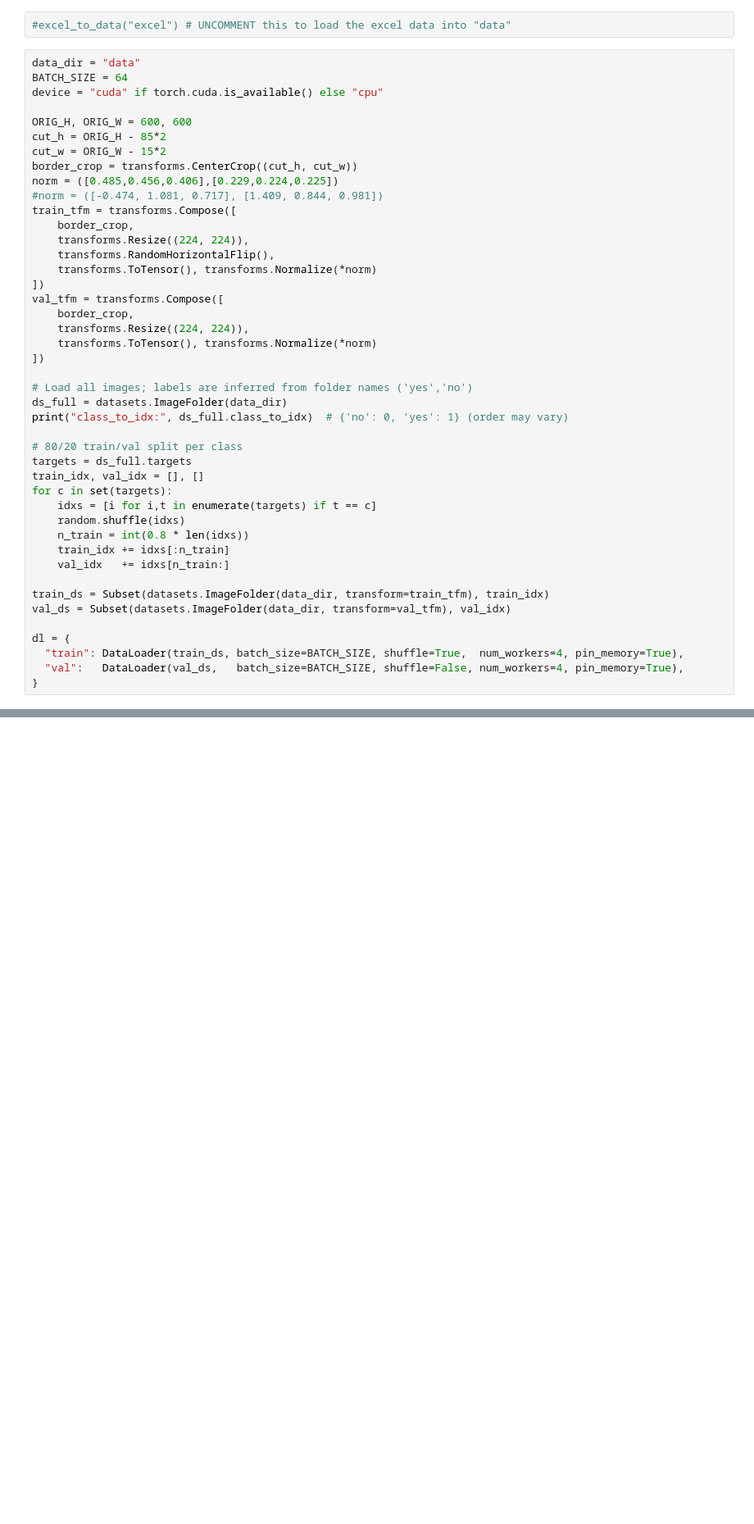
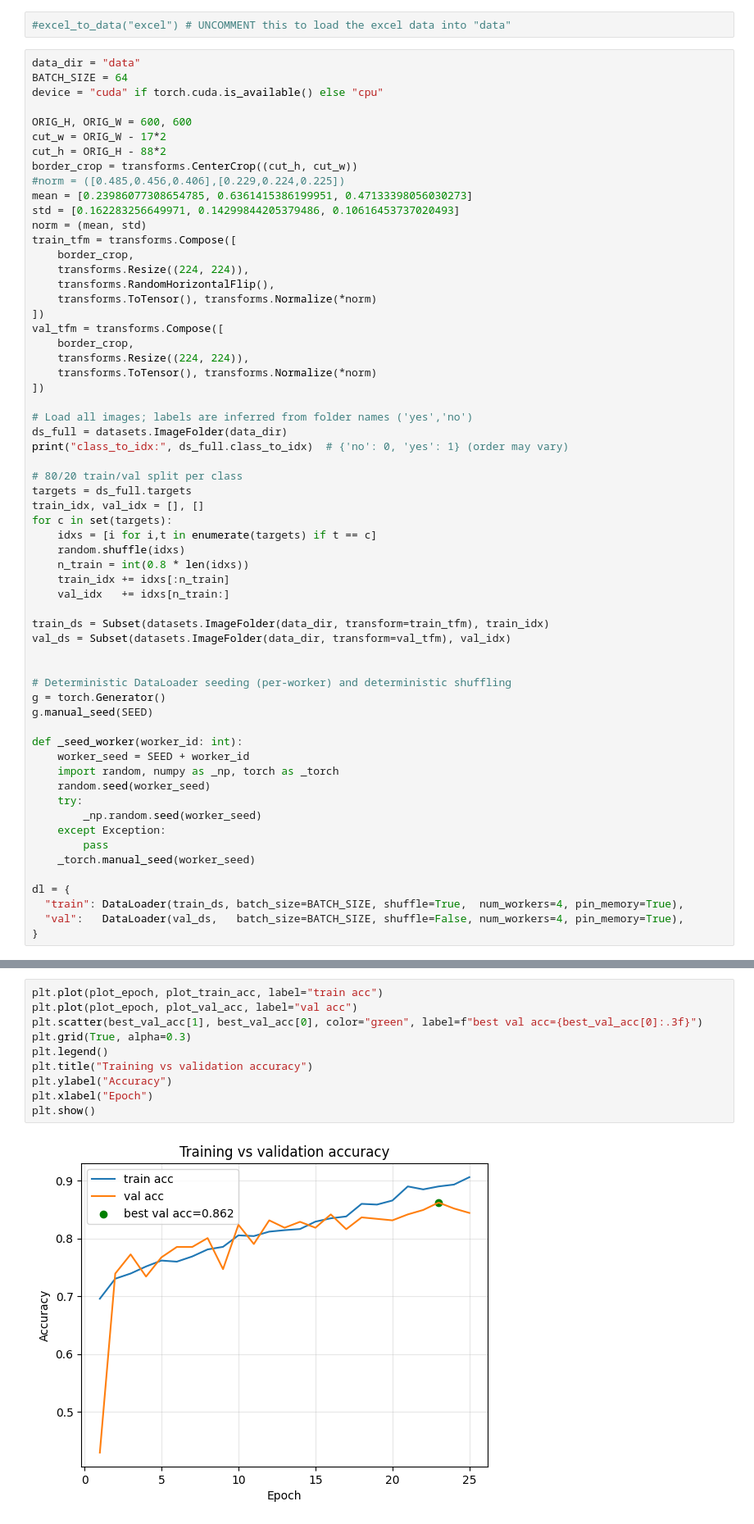
Before and after one commit to gawtamcr/eai2025_project, a Jupyter notebook: train_with_resnet.ipynb, the cells around one changed output, grey strips where cells are left out. Shown at 82% size. Drawn from its saved outputs; the diff is of its cells as text; blank space fills up the shorter version.

```diff
--- a/train_with_resnet.ipynb
+++ b/train_with_resnet.ipynb
@@ -164,11 +192,13 @@ BATCH_SIZE = 64
 device = "cuda" if torch.cuda.is_available() else "cpu"
 
 ORIG_H, ORIG_W = 600, 600
-cut_h = ORIG_H - 85*2
-cut_w = ORIG_W - 15*2
+cut_w = ORIG_W - 17*2
+cut_h = ORIG_H - 88*2
 border_crop = transforms.CenterCrop((cut_h, cut_w))
-norm = ([0.485,0.456,0.406],[0.229,0.224,0.225])
-#norm = ([-0.474, 1.081, 0.717], [1.409, 0.844, 0.981])
+#norm = ([0.485,0.456,0.406],[0.229,0.224,0.225])
+mean = [0.23986077308654785, 0.6361415386199951, 0.47133398056030273]
+std = [0.162283256649971, 0.14299844205379486, 0.10616453737020493]
+norm = (mean, std)
 train_tfm = transforms.Compose([
     border_crop,
     transforms.Resize((224, 224)),
@@ -198,6 +228,21 @@ for c in set(targets):
 train_ds = Subset(datasets.ImageFolder(data_dir, transform=train_tfm), train_idx)
 val_ds = Subset(datasets.ImageFolder(data_dir, transform=val_tfm), val_idx)
 
+
+# Deterministic DataLoader seeding (per-worker) and deterministic shuffling
+g = torch.Generator()
+g.manual_seed(SEED)
+
+def _seed_worker(worker_id: int):
+    worker_seed = SEED + worker_id
+    import random, numpy as _np, torch as _torch
+    random.seed(worker_seed)
+    try:
+        _np.random.seed(worker_seed)
+    except Exception:
+        pass
+    _torch.manual_seed(worker_seed)
+
 dl = {
   "train": DataLoader(train_ds, batch_size=BATCH_SIZE, shuffle=True,  num_workers=4, pin_memory=True),
   "val":   DataLoader(val_ds,   batch_size=BATCH_SIZE, shuffle=False, num_workers=4, pin_memory=True),
@@ -262,0 +349,12 @@ print(predict_yes_no("data/yes/40753679_floor_79_rendered.png"))
+# %%
+plt.plot(plot_epoch, plot_train_acc, label="train acc")
+plt.plot(plot_epoch, plot_val_acc, label="val acc")
+plt.scatter(best_val_acc[1], best_val_acc[0], color="green", label=f"best val acc={best_val_acc[0]:.3f}")
+plt.grid(True, alpha=0.3)
+plt.legend()
+plt.title("Training vs validation accuracy")
+plt.ylabel("Accuracy")
+plt.xlabel("Epoch")
+plt.show()
+# %% [output]
+[figure, added]
```
Also changed, not shown: parts of 11 cells of this notebook.
